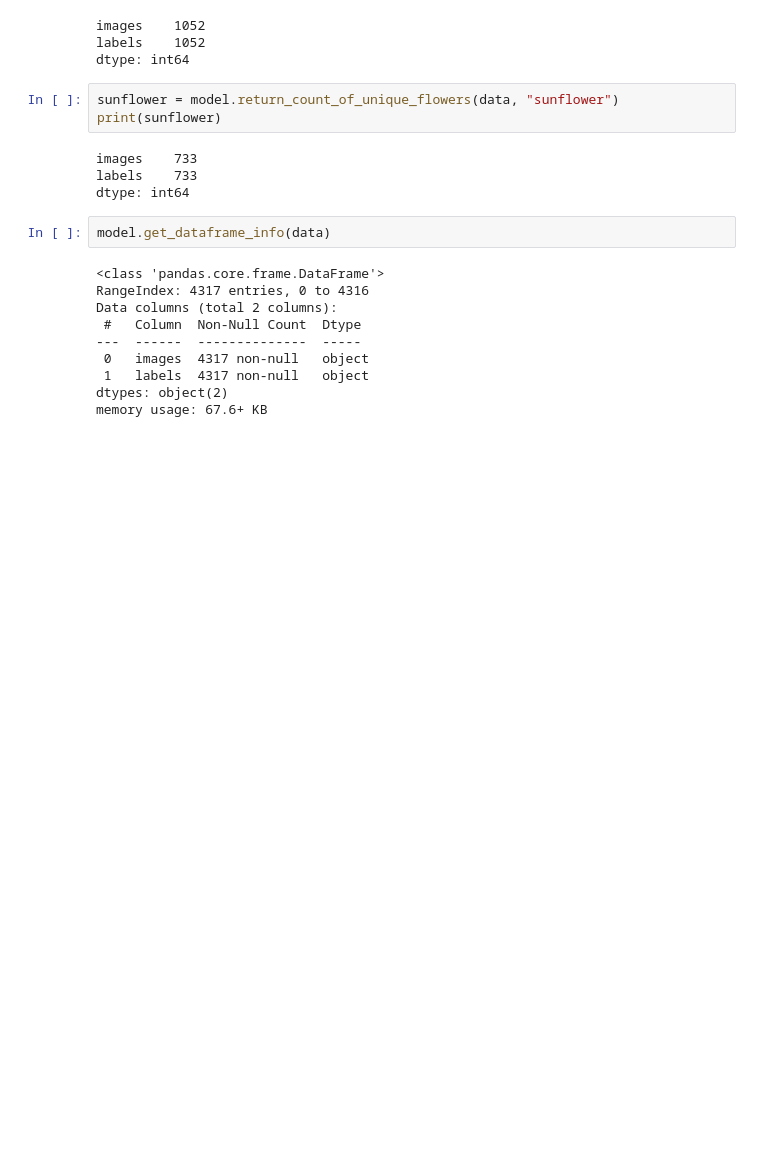
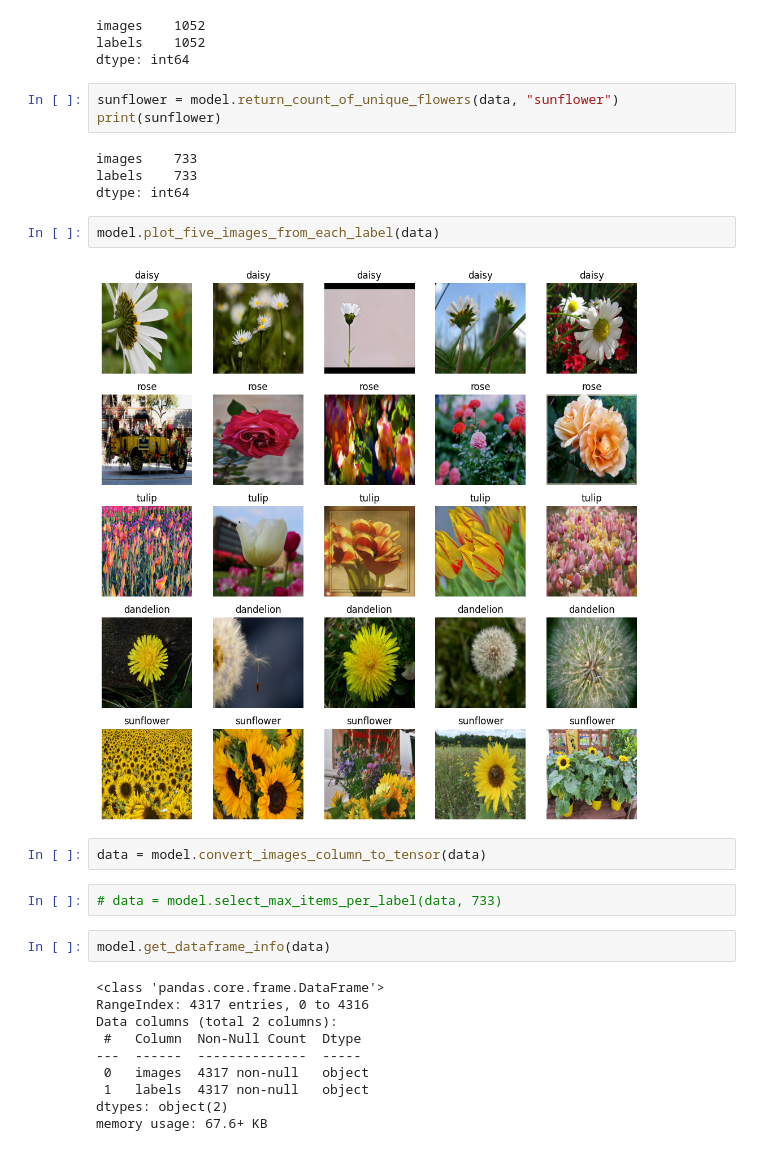
Before and after one commit to CyrilleKolle/CNN-LABB, a Jupyter notebook: model/model_implentation.ipynb, the cells around one changed output. Saved outputs shown, nothing was run; the diff lists cells and outputs as text; blank space fills up the shorter version.

```diff
--- a/model/model_implentation.ipynb
+++ b/model/model_implentation.ipynb
@@ -63,6 +59,14 @@ print(sunflower)
 images    733
 labels    733
 dtype: int64
+# %%
+model.plot_five_images_from_each_label(data)
+# %% [output]
+[figure, added]
+# %%
+data = model.convert_images_column_to_tensor(data)
+# %%
+# data = model.select_max_items_per_label(data, 733)
 # %%
 model.get_dataframe_info(data)
 # %% [output]
```
Also changed, not shown: parts of 22 cells of this notebook, 1 other file.
